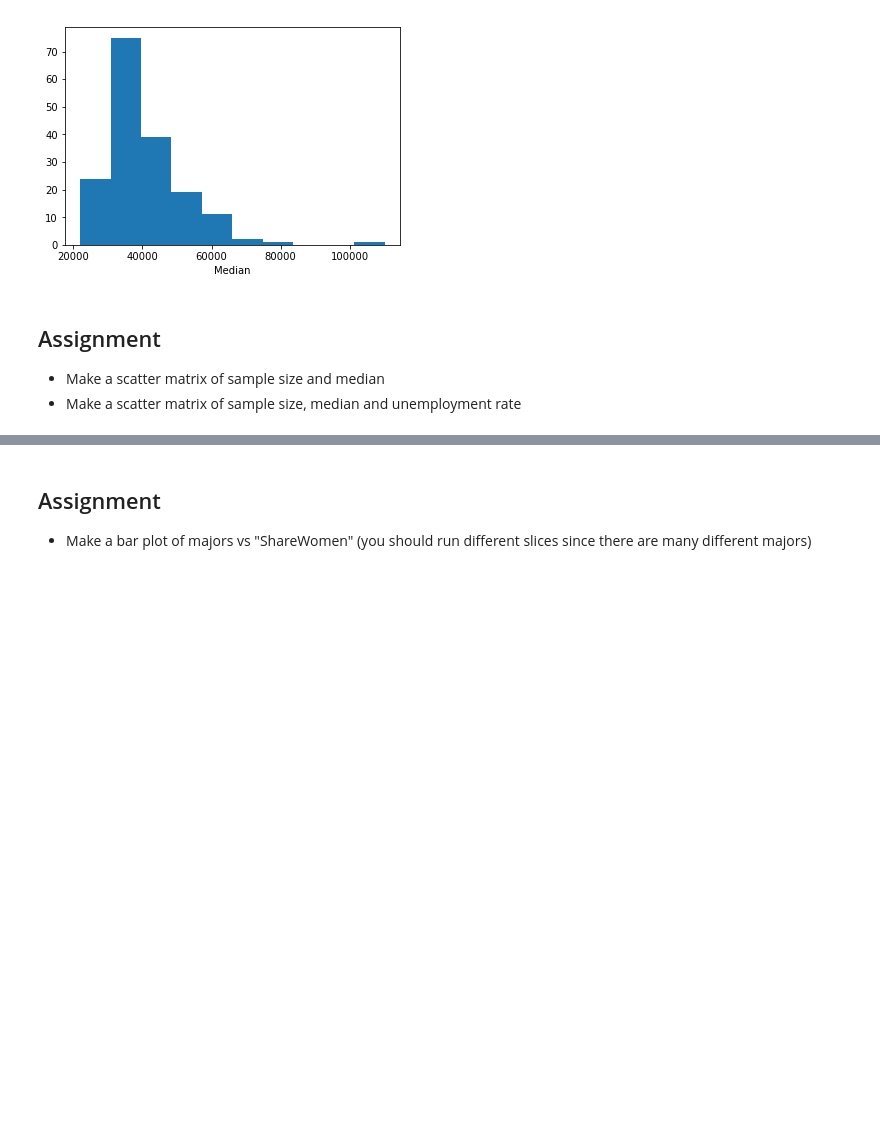
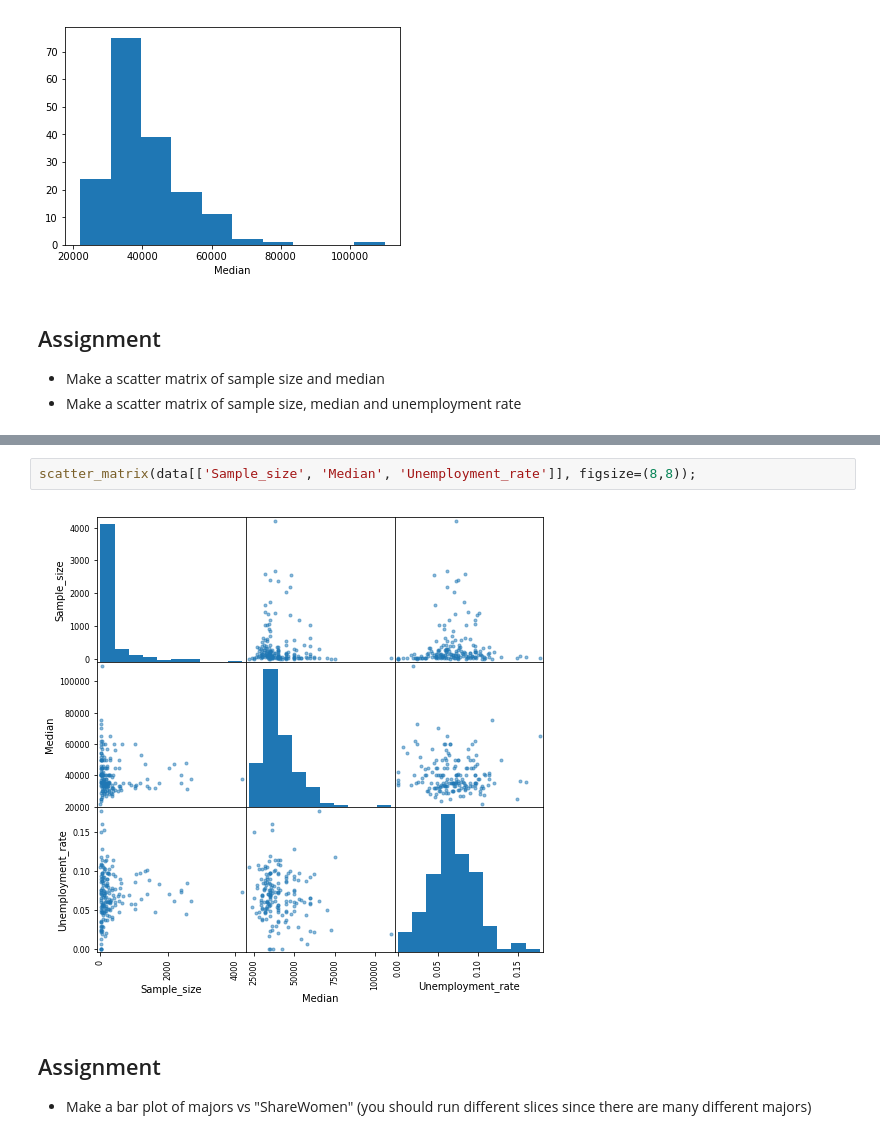
Before and after one commit to mudspringhiker/foundations, a Jupyter notebook: 07_Python_Data_Analysis/college_majors/college.ipynb, the cells around one changed output, grey strips where cells are left out. Drawn from its saved outputs; the diff is of its cells as text; blank space fills up the shorter version.

```diff
--- a/07_Python_Data_Analysis/college_majors/college.ipynb
+++ b/07_Python_Data_Analysis/college_majors/college.ipynb
@@ -160,3 +165,7 @@ for item in ['Sample_size', 'Men', 'Women', 'Employed', 'Full_time', 'Unemployme
+# %%
+scatter_matrix(data[['Sample_size', 'Median', 'Unemployment_rate']], figsize=(8,8));
+# %% [output]
+[figure, added]
 # %% [markdown]
 ## Assignment
 
```
Also changed, not shown: parts of 6 cells of this notebook.
